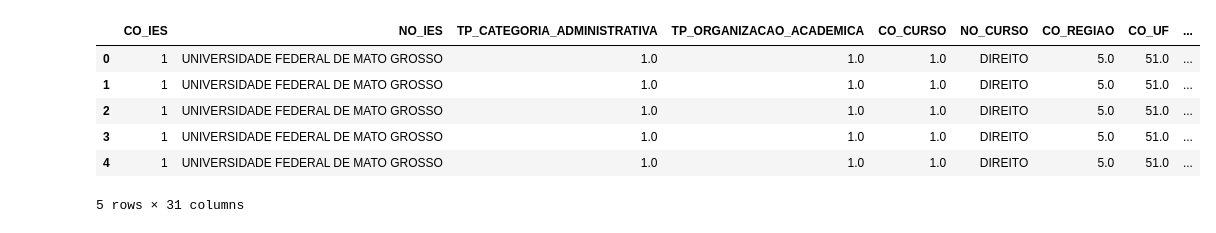
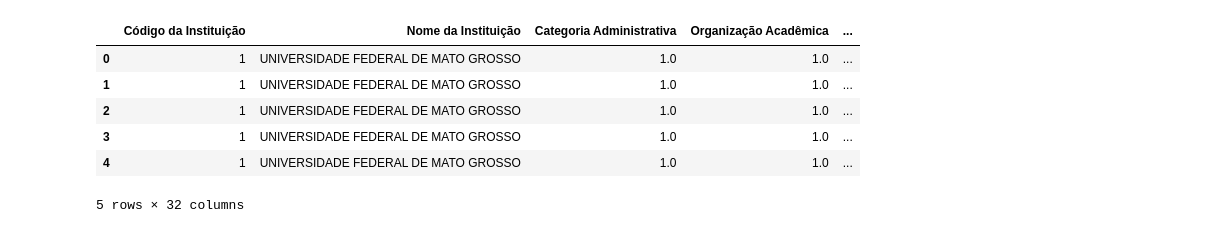
Before and after one commit to Torugo/tcc_mba_esalq, a Jupyter notebook: exploratorio.ipynb, the cells around one changed output. Cells and saved outputs as stored; diff of their text form; code cells hidden in the pictures.

```diff
--- a/exploratorio.ipynb
+++ b/exploratorio.ipynb
@@ -2,17 +2,17 @@
 import pandas as pd
 import numpy as np
 # %%
-file_path = "data/indicadores_trajetoria_educacao_superior_2013_2021.xlsx"
-df = pd.read_excel(file_path, header=[8],)  # Assuming the first row contains the header
+file_path = "data/indicadores_trajetoria/indicadores_trajetoria_educacao_superior_all.parquet"
+df = pd.read_parquet(file_path)  # Assuming the first row contains the header
 df.head()
 # %% [output]
-|  | CO_IES | NO_IES | TP_CATEGORIA_ADMINISTRATIVA | TP_ORGANIZACAO_ACADEMICA | CO_CURSO | NO_CURSO | CO_REGIAO | CO_UF | ... |
-| 0 | 1 | UNIVERSIDADE FEDERAL DE MATO GROSSO | 1.0 | 1.0 | 1.0 | DIREITO | 5.0 | 51.0 | ... |
-| 1 | 1 | UNIVERSIDADE FEDERAL DE MATO GROSSO | 1.0 | 1.0 | 1.0 | DIREITO | 5.0 | 51.0 | ... |
-| 2 | 1 | UNIVERSIDADE FEDERAL DE MATO GROSSO | 1.0 | 1.0 | 1.0 | DIREITO | 5.0 | 51.0 | ... |
-| 3 | 1 | UNIVERSIDADE FEDERAL DE MATO GROSSO | 1.0 | 1.0 | 1.0 | DIREITO | 5.0 | 51.0 | ... |
-| 4 | 1 | UNIVERSIDADE FEDERAL DE MATO GROSSO | 1.0 | 1.0 | 1.0 | DIREITO | 5.0 | 51.0 | ... |
+|  | Código da Instituição | Nome da Instituição | Categoria Administrativa | Organização Acadêmica | ... |
+| 0 | 1 | UNIVERSIDADE FEDERAL DE MATO GROSSO | 1.0 | 1.0 | ... |
+| 1 | 1 | UNIVERSIDADE FEDERAL DE MATO GROSSO | 1.0 | 1.0 | ... |
+| 2 | 1 | UNIVERSIDADE FEDERAL DE MATO GROSSO | 1.0 | 1.0 | ... |
+| 3 | 1 | UNIVERSIDADE FEDERAL DE MATO GROSSO | 1.0 | 1.0 | ... |
+| 4 | 1 | UNIVERSIDADE FEDERAL DE MATO GROSSO | 1.0 | 1.0 | ... |
-5 rows × 31 columns
+5 rows × 32 columns
 # %%
 df = df.dropna()
 # %%
```
Also changed, not shown: parts of 12 cells of this notebook, 5 other files.
